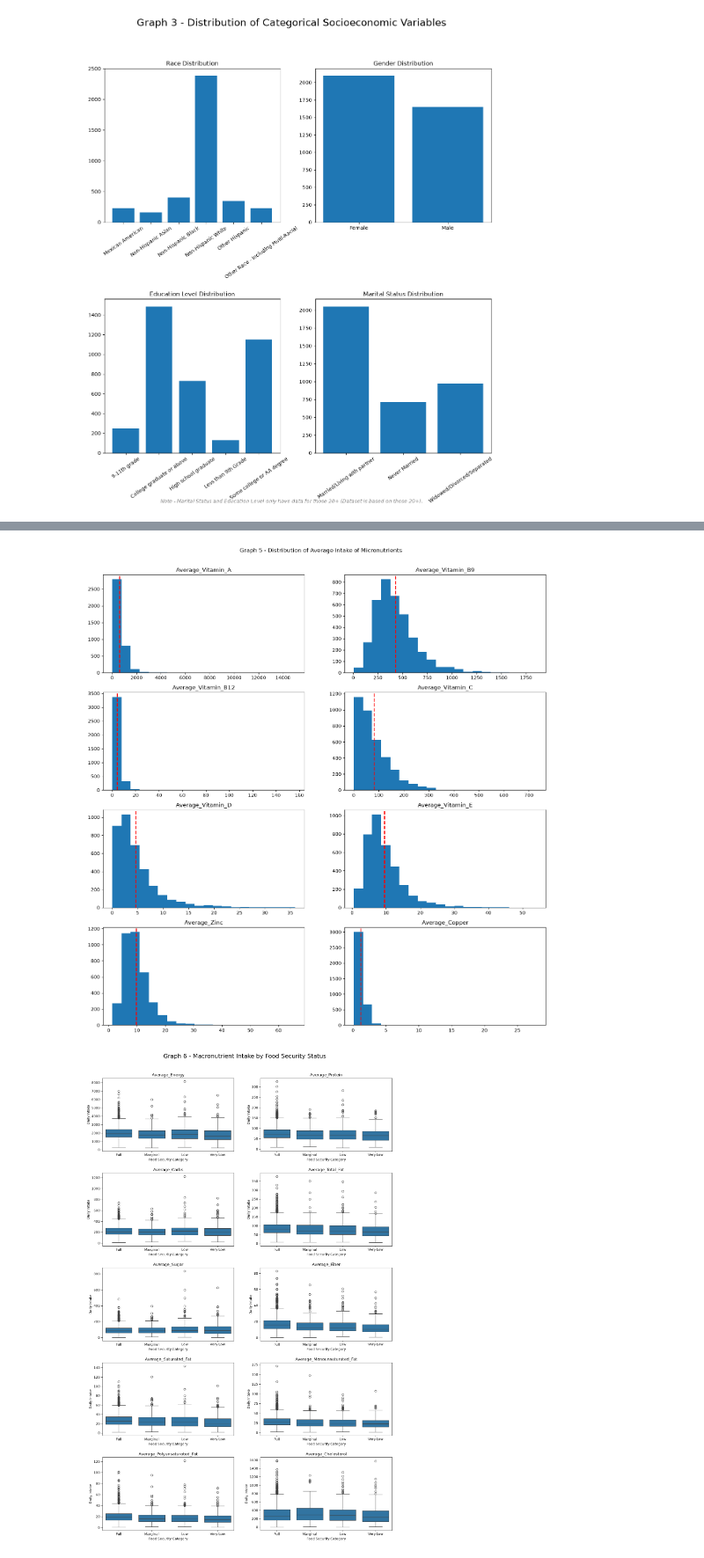
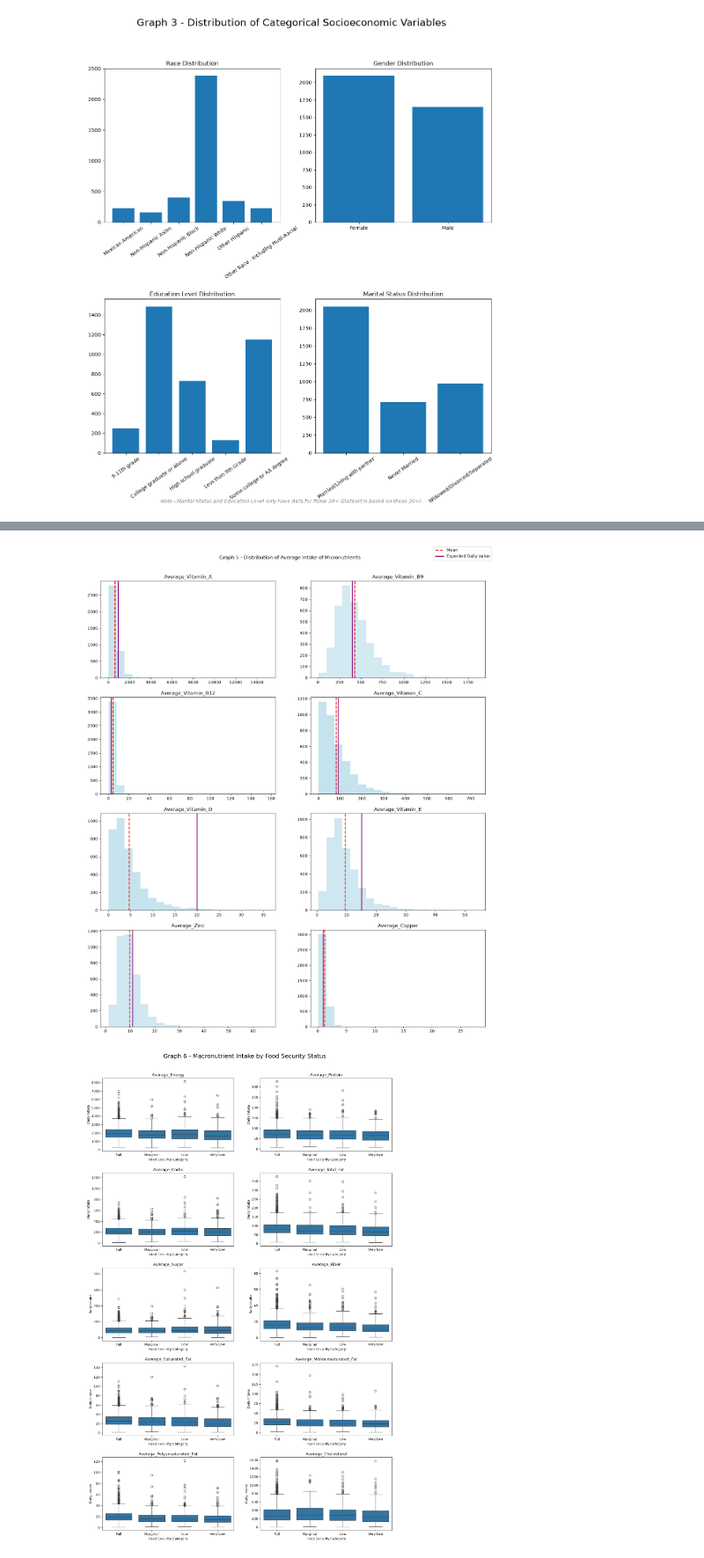
Before and after one commit to ernesthang12/STA-160-Final-Project, a Jupyter notebook: code/STA160 Final Project.ipynb, the cells around one changed output, grey strips where cells are left out. Shown at 88% size. Cells and saved outputs as stored; diff of their text form; code cells hidden in the pictures.

```diff
--- a/code/STA160 Final Project.ipynb
+++ b/code/STA160 Final Project.ipynb
@@ -820,15 +840,26 @@ plt.show()
 # %%
-fig, axs = plt.subplots(5, 2, figsize = (14, 18))
+fig, axs = plt.subplots(5, 2, figsize = (14, 21))
 fig.tight_layout(rect = [0, 0, 1, 0.94])
 axs = axs.flatten()
 
 for i, col in enumerate(macronutrients):
-    axs[i].hist(final_df[col], bins = 20)
+    axs[i].hist(final_df[col], bins = 20, color = "lightblue", alpha = random.uniform(0.5, 0.7))
     axs[i].set_title(f"{col}")
-    axs[i].axvline(np.mean(final_df[col]), color = 'red', linestyle = 'dashed', linewidth = 2)
+    axs[i].axvline(np.mean(final_df[col]), color = 'red', linestyle = 'dashed', linewidth = 2, label = "Mean")
+    if col in nutrients_recommended_DV:
+        axs[i].axvline(nutrients_recommended_DV[col], color = "darkgreen", linewidth = 2, label = "Expected Daily Value")
 
-plt.suptitle("Graph 4 - Distribution of Average Intake of Macronutrients")
+legend_elements = [
+    Line2D([0], [0], color = 'red', linestyle = 'dashed', linewidth = 2, label = 'Mean'),
+    Line2D([0], [0], color = 'darkgreen', linewidth = 2, label = 'Expected Daily Value')
+]
+
 fig.subplots_adjust(hspace = 0.2, wspace = 0.15)
+fig.legend(handles = legend_elements, loc = 'upper right')
+
+plt.suptitle("Graph 4 - Distribution of Average Intake of Macronutrients", fontsize = 16)
+plt.xlabel("There is no recommended Daily Value for unsaturated fat or natural sugar,\n so there are no Daily Value lines for those graphs.",
+           loc = "center", color = "grey")
 plt.savefig("Pres 2 Graphs/Graph 4.png")
 plt.show()
 # %% [output]
@@ -836,19 +867,29 @@ plt.show()
 # %%
-fig, axs = plt.subplots(4, 2, figsize = (14, 15))
+fig, axs = plt.subplots(4, 2, figsize = (14, 17))
 fig.tight_layout(rect = [0, 0, 1, 0.94])
 axs = axs.flatten()
 
 for i, col in enumerate(micronutrients):
-    axs[i].hist(final_df[col], bins = 20)
+    axs[i].hist(final_df[col], bins = 20, color = "lightblue", alpha = random.uniform(0.5, 0.7))
     axs[i].set_title(f"{col}")
     axs[i].axvline(np.mean(final_df[col]), color = 'red', linestyle = 'dashed', linewidth = 2)
+    if col in nutrients_recommended_DV:
+        axs[i].axvline(nutrients_recommended_DV[col], color = "purple", linewidth = 2, label = "Expected Daily Value")
+
+legend_elements = [
+    Line2D([0], [0], color = 'red', linestyle = 'dashed', linewidth = 2, label = 'Mean'),
+    Line2D([0], [0], color = 'purple', linewidth = 2, label = 'Expected Daily Value')
+]
+
+fig.subplots_adjust(hspace = 0.2, wspace = 0.15)
+fig.legend(handles = legend_elements, loc = 'upper right')
 
 plt.suptitle("Graph 5 - Distribution of Average Intake of Micronutrients")
 fig.subplots_adjust(hspace = 0.2, wspace = 0.2)
 plt.savefig("Pres 2 Graphs/Graph 5.png")
 plt.show()
 # %% [output]
-[figure, old version]
+[figure, new version]
 # %%
 food_security_labels = [
     "Full",
```
Also changed, not shown: parts of 5 cells of this notebook.
